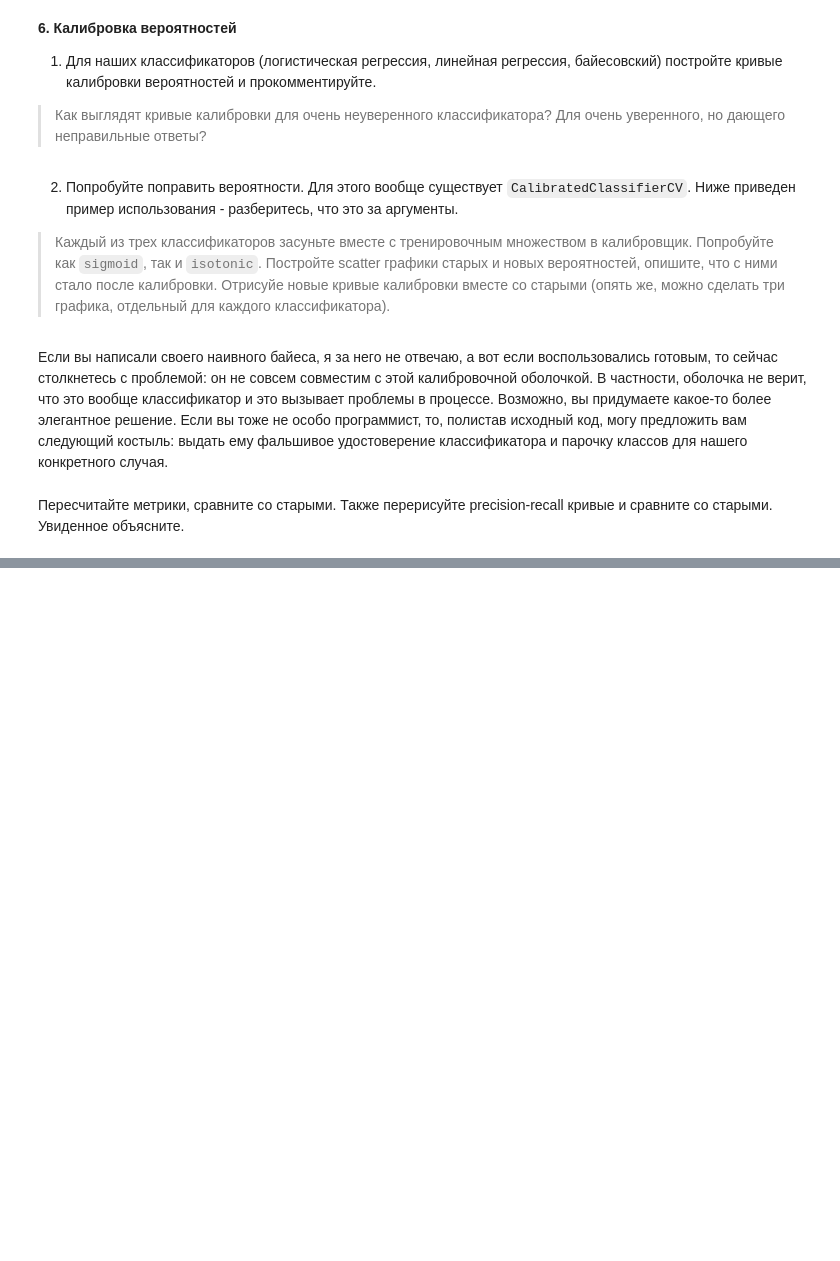
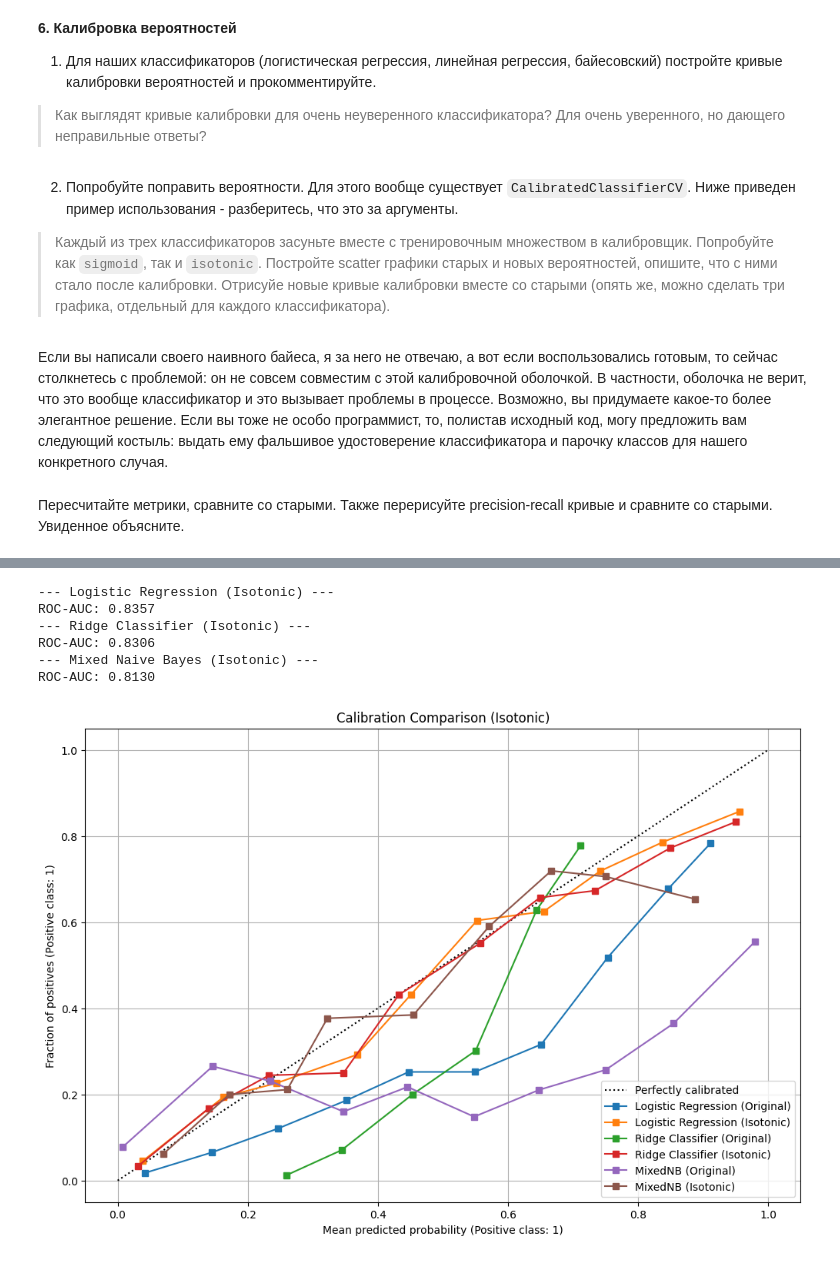
Before and after one commit to UladzislauShuman/university_homework, a Jupyter notebook: famcs_homework/ML/lab3/LB3_template.ipynb, the cells around one changed output, grey strips where cells are left out. Saved outputs shown, nothing was run; the diff lists cells and outputs as text; code cells hidden in the pictures; blank space fills up the shorter version.

```diff
--- a/famcs_homework/ML/lab3/LB3_template.ipynb
+++ b/famcs_homework/ML/lab3/LB3_template.ipynb
@@ -795,0 +1072,79 @@ class ConvincingMixedNB(MixedNB):
+# %%
+from sklearn.calibration import CalibrationDisplay
+from sklearn.isotonic import IsotonicRegression
+from sklearn.linear_model import LogisticRegression as LR # Алиас для внутренней модели калибровки
+
+# --- 1. Ridge и LogReg (Стандартный путь) ---
+models_standard = [
+    ("Logistic Regression", log_reg_balanced),
+    ("Ridge Classifier", ridge_clf)
+]
+
+plt.figure(figsize=(12, 8))
+ax = plt.gca()
+
+for name, model in models_standard:
+    # Оригинал
+    if name == "Ridge Classifier":
+        prob_orig = sigmoid(model.decision_function(X_test_processed))
+    else:
+        prob_orig = model.predict_proba(X_test_processed)[:, 1]
+
+    CalibrationDisplay.from_predictions(y_test, prob_orig, n_bins=10, name=f"{name} (Original)", ax=ax)
+
+    # Калибровка (Isotonic)
+    cal_iso = CalibratedClassifierCV(model, method='isotonic', cv=3)
+    cal_iso.fit(X_train_processed, y_train)
+
+    if name == "Ridge Classifier":
+        # Ridge после калибровки начинает выдавать proba!
+        prob_iso = cal_iso.predict_proba(X_test_processed)[:, 1]
+    else:
+        prob_iso = cal_iso.predict_proba(X_test_processed)[:, 1]
+
+    CalibrationDisplay.from_predictions(y_test, prob_iso, n_bins=10, name=f"{name} (Isotonic)", ax=ax)
+
+    print(f"--- {name} (Isotonic) ---")
+    print(f"ROC-AUC: {roc_auc_score(y_test, prob_iso):.4f}")
+
+
+# --- 2. Mixed Naive Bayes (Ручной путь) ---
+# Мы не можем использовать CalibratedClassifierCV, поэтому сделаем "Hold-out" калибровку
+# Делим трейн еще раз: 70% на обучение Байеса, 30% на обучение калибратора
+X_tr_nb, X_val_nb, y_tr_nb, y_val_nb = train_test_split(X_train_mixed, y_train, test_size=0.3, random_state=42, stratify=y_train)
+
+# 1. Обучаем Байеса
+mnb = MixedNB(categorical_features=categorical_indices)
+mnb.fit(X_tr_nb, y_tr_nb)
+
+# 2. Получаем вероятности на валидации (для обучения калибратора)
+prob_val = mnb.predict_proba(X_val_nb)[:, 1]
+
+# 3. Обучаем калибратор (Isotonic Regression)
+iso_reg = IsotonicRegression(out_of_bounds='clip')
+iso_reg.fit(prob_val, y_val_nb)
+
+# 4. Применяем на тесте
+# Сначала получаем "кривые" вероятности от Байеса
+prob_test_raw = mnb.predict_proba(X_test_mixed)[:, 1]
+# Потом "выпрямляем" их калибратором
+prob_test_calibrated = iso_reg.transform(prob_test_raw)
+
+# Рисуем
+CalibrationDisplay.from_predictions(y_test, prob_test_raw, n_bins=10, name="MixedNB (Original)", ax=ax)
+CalibrationDisplay.from_predictions(y_test, prob_test_calibrated, n_bins=10, name="MixedNB (Isotonic)", ax=ax)
+
+print(f"--- Mixed Naive Bayes (Isotonic) ---")
+print(f"ROC-AUC: {roc_auc_score(y_test, prob_test_calibrated):.4f}")
+
+plt.title("Calibration Comparison (Isotonic)")
+plt.grid()
+plt.show()
+# %% [output]
+--- Logistic Regression (Isotonic) ---
+ROC-AUC: 0.8357
+--- Ridge Classifier (Isotonic) ---
+ROC-AUC: 0.8306
+--- Mixed Naive Bayes (Isotonic) ---
+ROC-AUC: 0.8130
+[figure, added]
```
Also changed, not shown: parts of 25 cells of this notebook, 1 other file.
